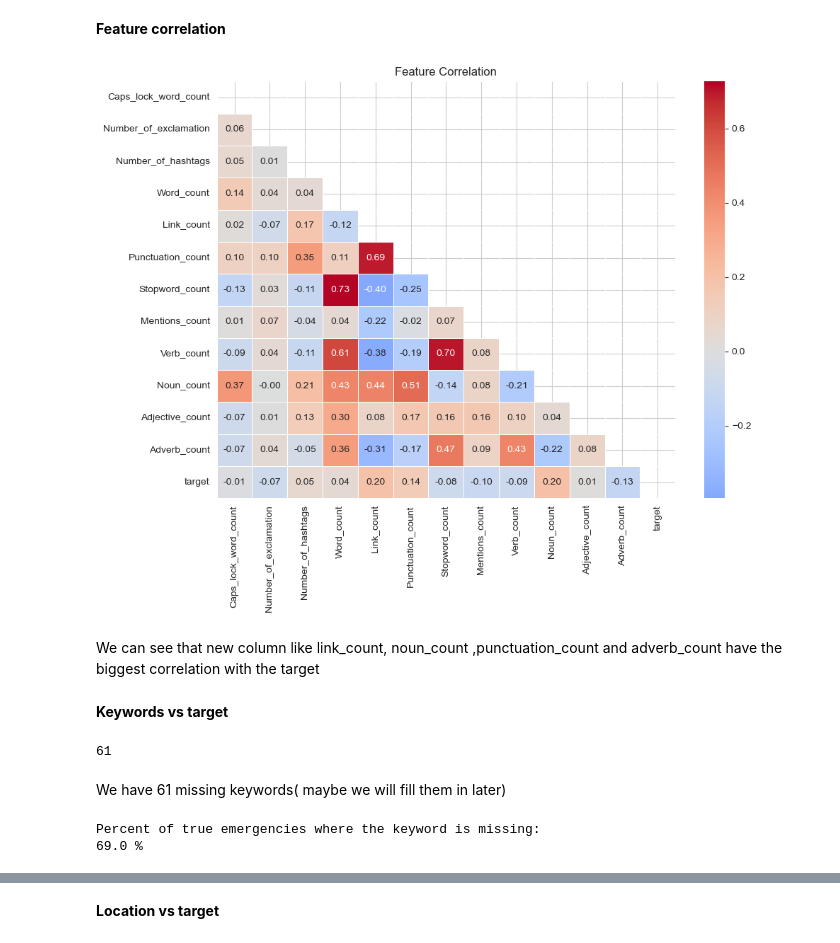
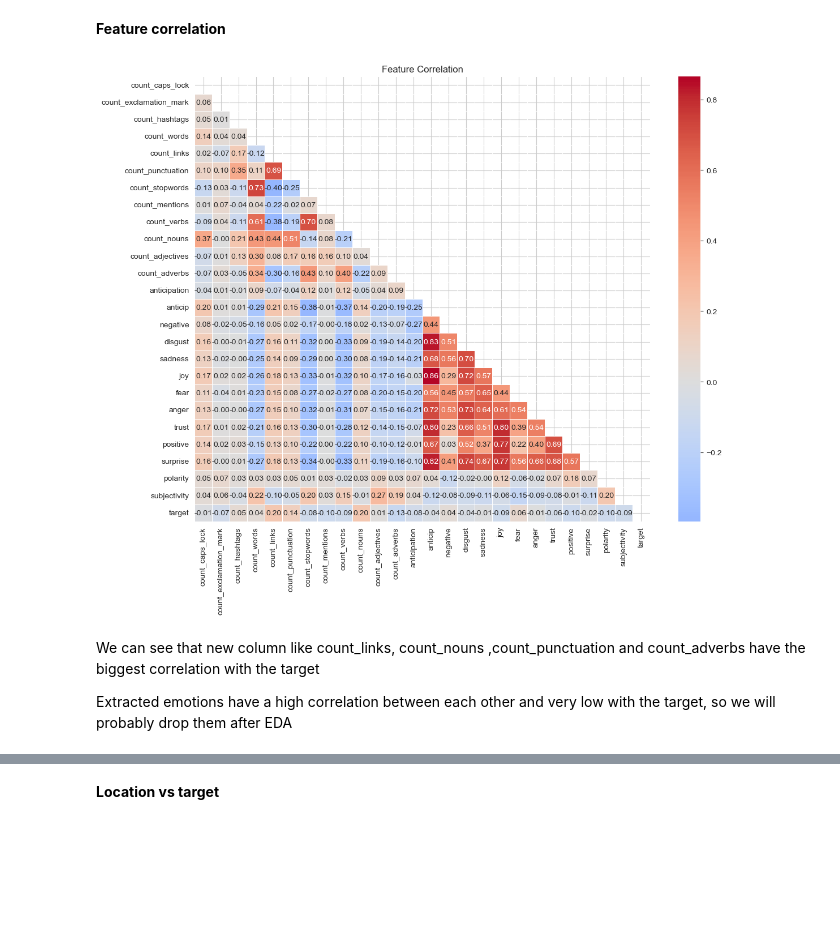
Before and after one commit to katarzynarogalska/DisasterTweets_KaggleCompetition, a Jupyter notebook: notebooks/TweetsEDA.ipynb, the cells around one changed output, grey strips where cells are left out. Saved outputs shown, nothing was run; the diff lists cells and outputs as text; code cells hidden in the pictures; blank space fills up the shorter version.

```diff
--- a/notebooks/TweetsEDA.ipynb
+++ b/notebooks/TweetsEDA.ipynb
@@ -288,6 +251,4 @@ plt.show()
 * we can see a visible pattern : tweets with little punctuation tend to be just casual, and tweets with 6-11 punctuation marks are more likely to be informing about a disaster
 # %% [markdown]
 **7. Number of links vs target**
-# %%
-df['Link_count']=df['text'].apply(count_links)
 # %%
@@ -309,6 +270,4 @@ pd.crosstab(df['Link_count'], df['target'], normalize='index')*100
 Tweets informing about a real danger tend to have more links (most have 1) while casual Tweets mostly don't contain links
 # %% [markdown]
 **8. Number of stopwords vs target**
-# %%
-df['Stopword_count']=df['text'].apply(count_stopwords)
 # %%
@@ -349,6 +308,4 @@ plt.show()
 * The percent of fake tweets is slightly higer when there are more stop words
 # %% [markdown]
 **9. Number of mentions vs target**
-# %%
-df['Mentions_count']=df['text'].apply(count_mentions)
 # %%
@@ -359,9 +316,4 @@ sns.countplot(df, x='Mentions_count', hue='target', palette=['lightcoral', 'ligh
 # %% [markdown]
 **10. Parts of speech vs target**
-# %%
-df['Verb_count'] = df['text'].apply(count_parts_of_speech, tag='V')
-df['Noun_count'] = df['text'].apply(count_parts_of_speech, tag='N')
-df['Adjective_count'] = df['text'].apply(count_parts_of_speech, tag='J')
-df['Adverb_count'] = df['text'].apply(count_parts_of_speech, tag='R')
 # %%
 fig, axes = plt.subplots(1,4, figsize =(15,5), sharey=True)
@@ -381,33 +333,19 @@ plt.show()
 # %% [markdown]
 **Feature correlation**
 # %%
-columns = ['Caps_lock_word_count', 'Number_of_exclamation', 'Number_of_hashtags',
-           'Word_count', 'Link_count', 'Punctuation_count', 'Stopword_count','Mentions_count','Verb_count','Noun_count','Adjective_count','Adverb_count', 'target']
+columns = ['count_caps_lock', 'count_exclamation_mark', 'count_hashtags',
+           'count_words', 'count_links', 'count_punctuation', 'count_stopwords','count_mentions','count_verbs','count_nouns','count_adjectives','count_adverbs',
+            'anticipation', 'anticip','negative', 'disgust', 'sadness', 'joy', 'fear', 'anger', 'trust','positive', 'surprise','polarity','subjectivity', 'target']
 correlation_matrix = df[columns].corr()
 mask = np.triu(np.ones_like(correlation_matrix, dtype=bool))
-plt.figure(figsize=(10, 8))
+plt.figure(figsize=(12, 10))
 sns.heatmap(correlation_matrix, annot=True, fmt='.2f', cmap='coolwarm', linewidths=0.5, mask=mask, center=0)
 plt.title('Feature Correlation')
 plt.tight_layout()
 plt.show()
 # %% [output]
-[figure, old version]
+[figure, new version]
 # %% [markdown]
-We can see that new column like link_count, noun_count ,punctuation_count and adverb_count have the biggest correlation with the target
+We can see that new column like count_links, count_nouns ,count_punctuation and count_adverbs have the biggest correlation with the target
+
+Extracted emotions have a high correlation between each other and very low with the target, so we will probably drop them after EDA
-# %% [markdown]
-**Keywords vs target**
-# %%
-missing_keywords = len(df[df['keyword'].isna()])
-missing_keywords
-# %% [output]
-61
-# %% [markdown]
-We have 61 missing keywords( maybe we will fill them in later)
-# %%
-only_missing_keywords = df[df['keyword'].isna()]
-print("Percent of true emergencies where the keyword is missing:")
-percent = len(only_missing_keywords[only_missing_keywords['target']==1])/missing_keywords
-print((round(percent,2)*100), "%")
-# %% [output]
-Percent of true emergencies where the keyword is missing:
-69.0 %
```
Also changed, not shown: parts of 56 cells of this notebook, 3 other files.
